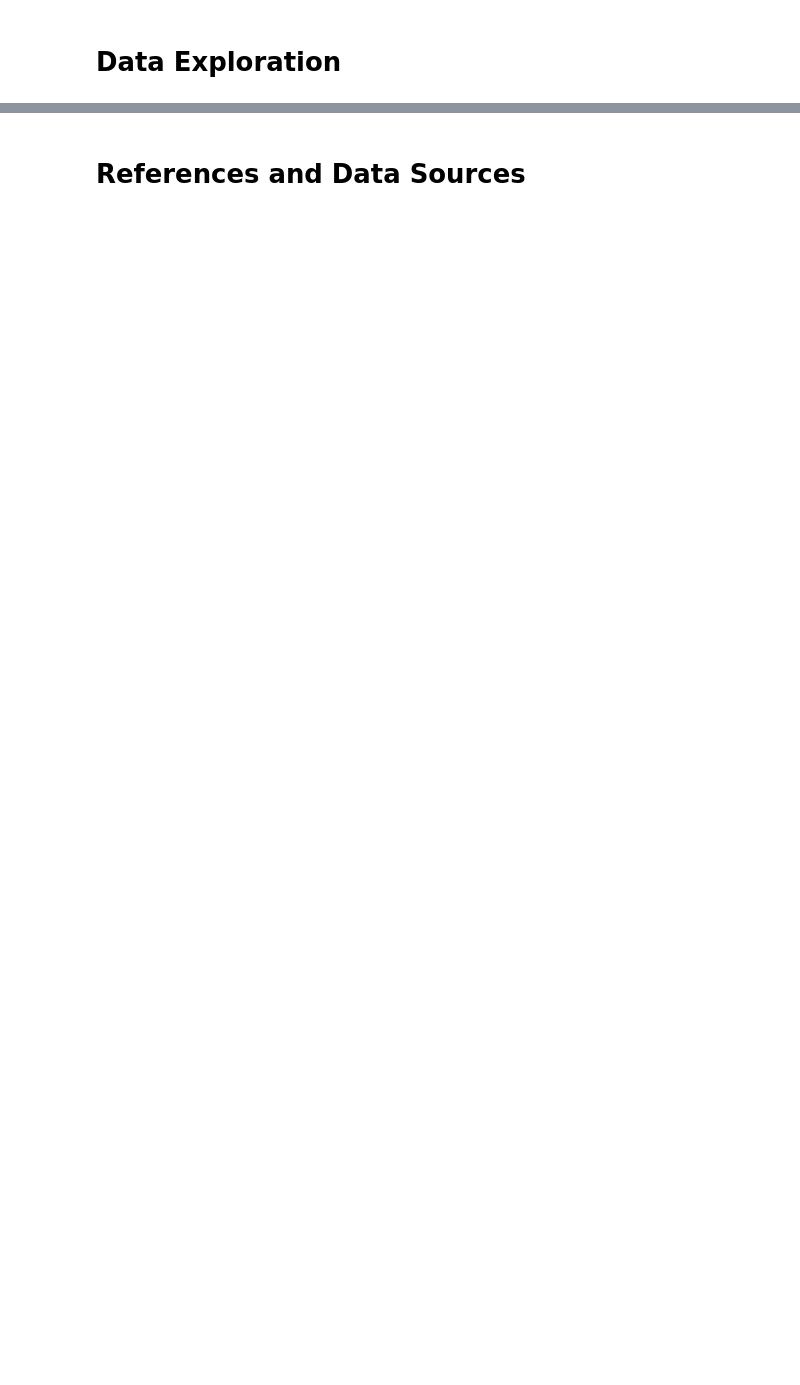
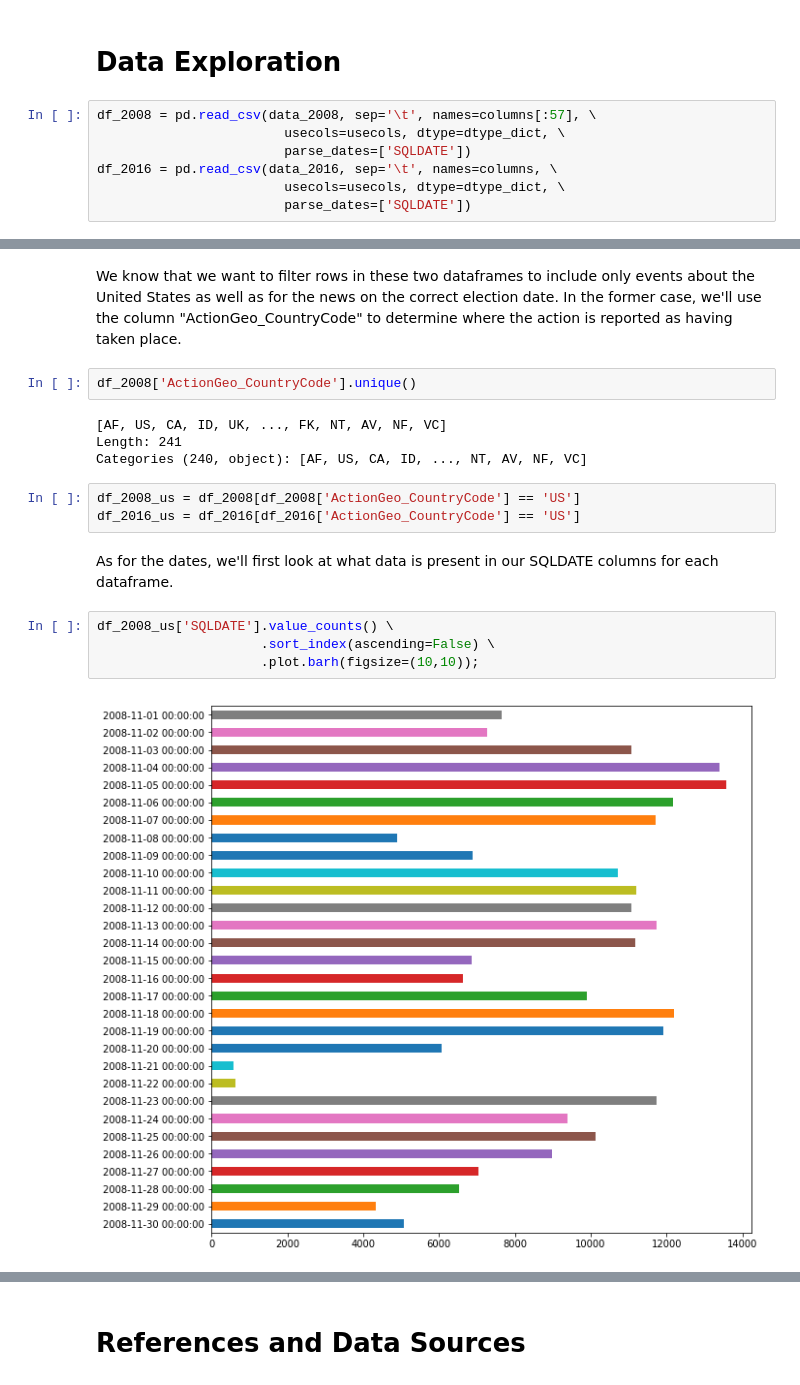
Before and after one commit to eistre91/thinkful-projects, a Jupyter notebook: GDELT Capstone Report.ipynb, the cells around one changed output, grey strips where cells are left out. Saved outputs shown, nothing was run; the diff lists cells and outputs as text; blank space fills up the shorter version.

```diff
--- a/GDELT Capstone Report.ipynb
+++ b/GDELT Capstone Report.ipynb
@@ -178,2 +179,9 @@ In the end, with optimized data type choices that also take into consideration t
 # %% [markdown]
 # Data Exploration
+# %%
+df_2008 = pd.read_csv(data_2008, sep='\t', names=columns[:57], \
+                        usecols=usecols, dtype=dtype_dict, \
+                        parse_dates=['SQLDATE'])
+df_2016 = pd.read_csv(data_2016, sep='\t', names=columns, \
+                        usecols=usecols, dtype=dtype_dict, \
+                        parse_dates=['SQLDATE'])
@@ -179,0 +194,19 @@ In the end, with optimized data type choices that also take into consideration t
+# %% [markdown]
+We know that we want to filter rows in these two dataframes to include only events about the United States as well as for the news on the correct election date. In the former case, we'll use the column "ActionGeo_CountryCode" to determine where the action is reported as having taken place.
+# %%
+df_2008['ActionGeo_CountryCode'].unique()
+# %% [output]
+[AF, US, CA, ID, UK, ..., FK, NT, AV, NF, VC]
+Length: 241
+Categories (240, object): [AF, US, CA, ID, ..., NT, AV, NF, VC]
+# %%
+df_2008_us = df_2008[df_2008['ActionGeo_CountryCode'] == 'US']
+df_2016_us = df_2016[df_2016['ActionGeo_CountryCode'] == 'US']
+# %% [markdown]
+As for the dates, we'll first look at what data is present in our SQLDATE columns for each dataframe.
+# %%
+df_2008_us['SQLDATE'].value_counts() \
+                     .sort_index(ascending=False) \
+                     .plot.barh(figsize=(10,10));
+# %% [output]
+[figure, added]
```
Also changed, not shown: parts of 19 cells of this notebook, 3 other files.
